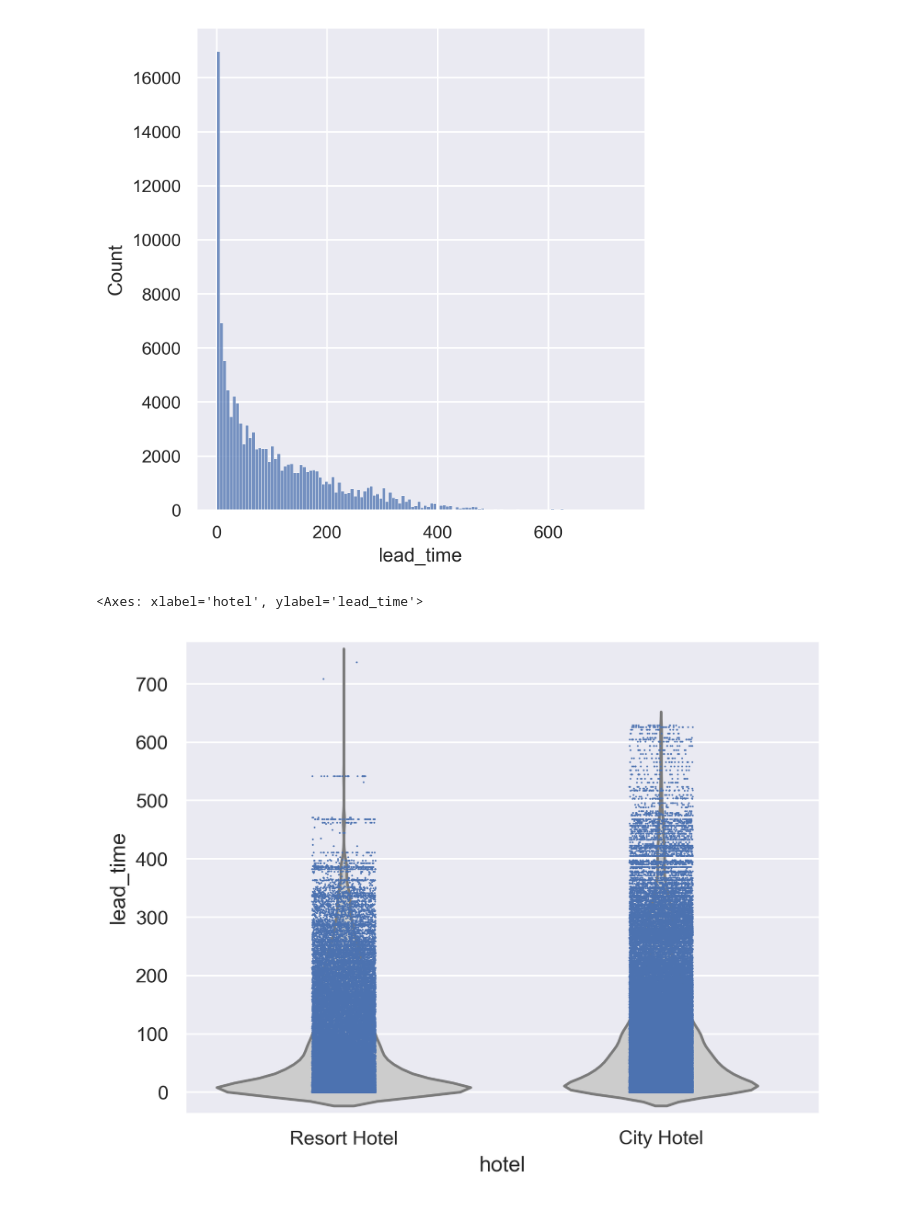
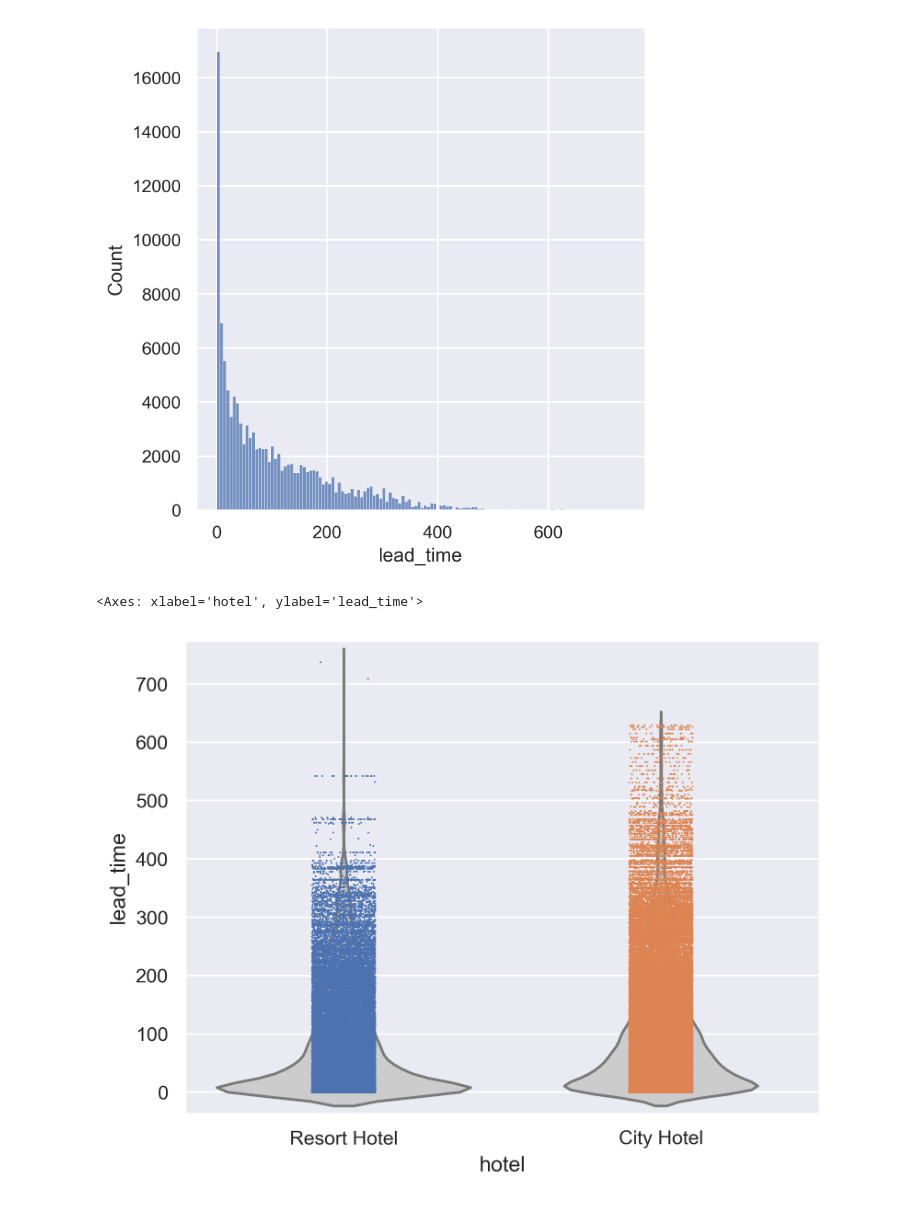
Before and after one commit to deepeyes84/Python, a Jupyter notebook: DA/10_데이터 탐색과 시각화_01_탐색적 데이터 분석.ipynb, the cells around one changed output. Drawn from its saved outputs; the diff is of its cells as text; code cells hidden in the pictures.

```diff
--- a/DA/10_데이터 탐색과 시각화_01_탐색적 데이터 분석.ipynb
+++ b/DA/10_데이터 탐색과 시각화_01_탐색적 데이터 분석.ipynb
@@ -106,16 +136,19 @@ dtype: float64
 # %%
 # 특정 변수 분포 시각화
 
-plt.rcParams['figure.dpi'] = 300
 sns.displot(df['lead_time'])
+
+# 버전이 업데이트 되서 distplot을 하면 오류가 생성됨. displot으로 바꿔준다.
 # %% [output]
 <seaborn.axisgrid.FacetGrid at 0x...>
 [figure]
 # %%
 # 그룹 구분에 따른 lead_tile 분포 차이 시각화
 
 sns.violinplot(x="hotel", y="lead_time", data=df, inner=None, color=".8")
-sns.stripplot(x="hotel", y="lead_time", data=df, size=1)
+sns.stripplot(x="hotel", y="lead_time", data=df, palette='deep', size=1)
+
+# 책의 stripplot 코드대로 입력하면 두 호텔 사이에 색깔 차이가 없다. 이 때 patette 옵션을 넣어주면 해결이 된다.
 # %% [output]
 <Axes: xlabel='hotel', ylabel='lead_time'>
-[figure, old version]
+[figure, new version]
```
Also changed, not shown: parts of 5 cells of this notebook.
